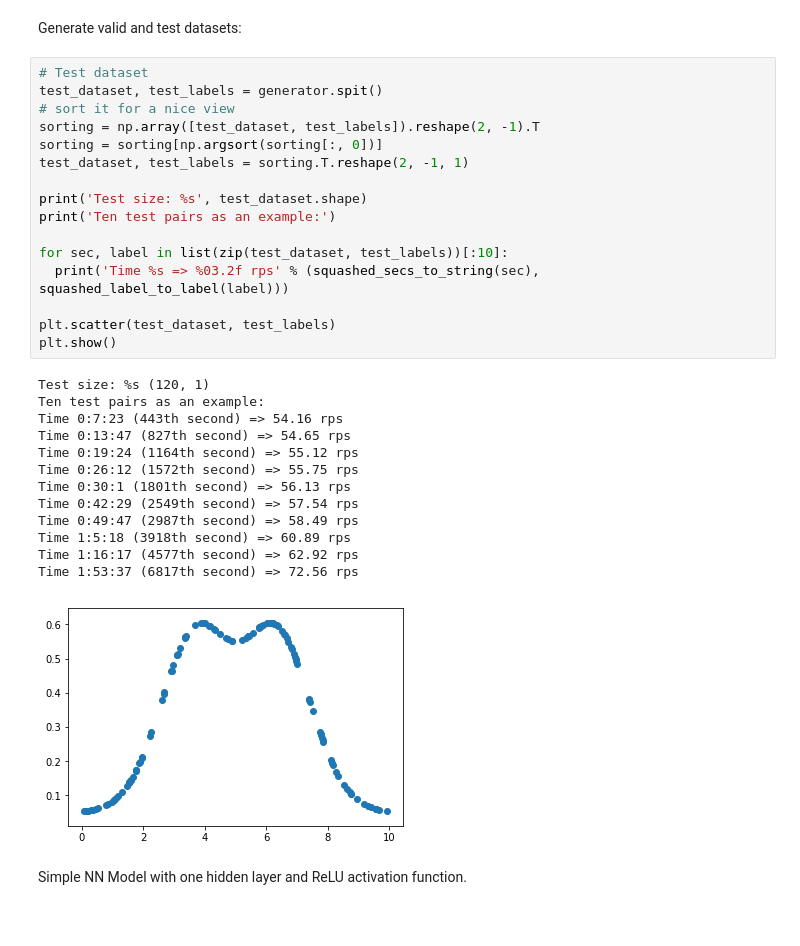
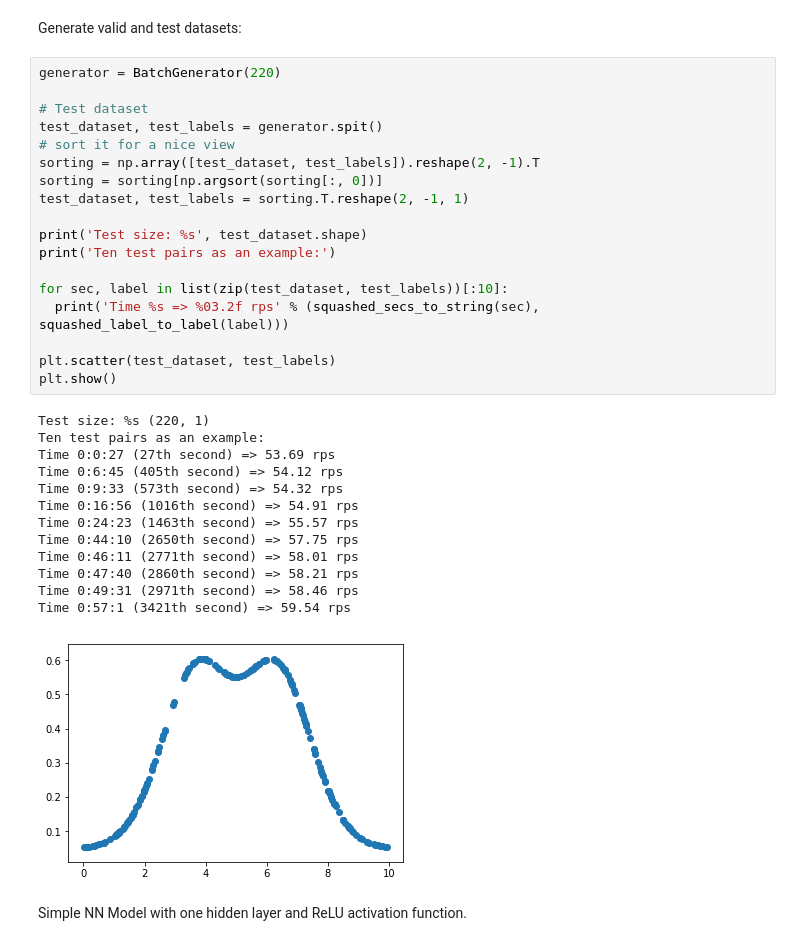
Before and after one commit to gafrom/udacity-deep_learning, a Jupyter notebook: hightime.ipynb, the cells around one changed output. Cells and saved outputs as stored; diff of their text form.

```diff
--- a/hightime.ipynb
+++ b/hightime.ipynb
@@ -100,35 +100,37 @@ plt.show()
 # %% [markdown]
 Generate valid and test datasets:
 # %%
+generator = BatchGenerator(220)
+
 # Test dataset
 test_dataset, test_labels = generator.spit()
 # sort it for a nice view
 sorting = np.array([test_dataset, test_labels]).reshape(2, -1).T
 sorting = sorting[np.argsort(sorting[:, 0])]
 test_dataset, test_labels = sorting.T.reshape(2, -1, 1)
 
 print('Test size: %s', test_dataset.shape)
 print('Ten test pairs as an example:')
 
 for sec, label in list(zip(test_dataset, test_labels))[:10]:
   print('Time %s => %03.2f rps' % (squashed_secs_to_string(sec), squashed_label_to_label(label)))
 
 plt.scatter(test_dataset, test_labels)
 plt.show()
 # %% [output]
-Test size: %s (120, 1)
+Test size: %s (220, 1)
 Ten test pairs as an example:
-Time 0:7:23 (443th second) => 54.16 rps
-Time 0:13:47 (827th second) => 54.65 rps
-Time 0:19:24 (1164th second) => 55.12 rps
-Time 0:26:12 (1572th second) => 55.75 rps
-Time 0:30:1 (1801th second) => 56.13 rps
-Time 0:42:29 (2549th second) => 57.54 rps
-Time 0:49:47 (2987th second) => 58.49 rps
-Time 1:5:18 (3918th second) => 60.89 rps
-Time 1:16:17 (4577th second) => 62.92 rps
-Time 1:53:37 (6817th second) => 72.56 rps
+Time 0:0:27 (27th second) => 53.69 rps
+Time 0:6:45 (405th second) => 54.12 rps
+Time 0:9:33 (573th second) => 54.32 rps
+Time 0:16:56 (1016th second) => 54.91 rps
+Time 0:24:23 (1463th second) => 55.57 rps
+Time 0:44:10 (2650th second) => 57.75 rps
+Time 0:46:11 (2771th second) => 58.01 rps
+Time 0:47:40 (2860th second) => 58.21 rps
+Time 0:49:31 (2971th second) => 58.46 rps
+Time 0:57:1 (3421th second) => 59.54 rps
-[figure, old version]
+[figure, new version]
 # %% [markdown]
 Simple NN Model with one hidden layer and ReLU activation function.
 # %%
```
Also changed, not shown: parts of 4 cells of this notebook.
